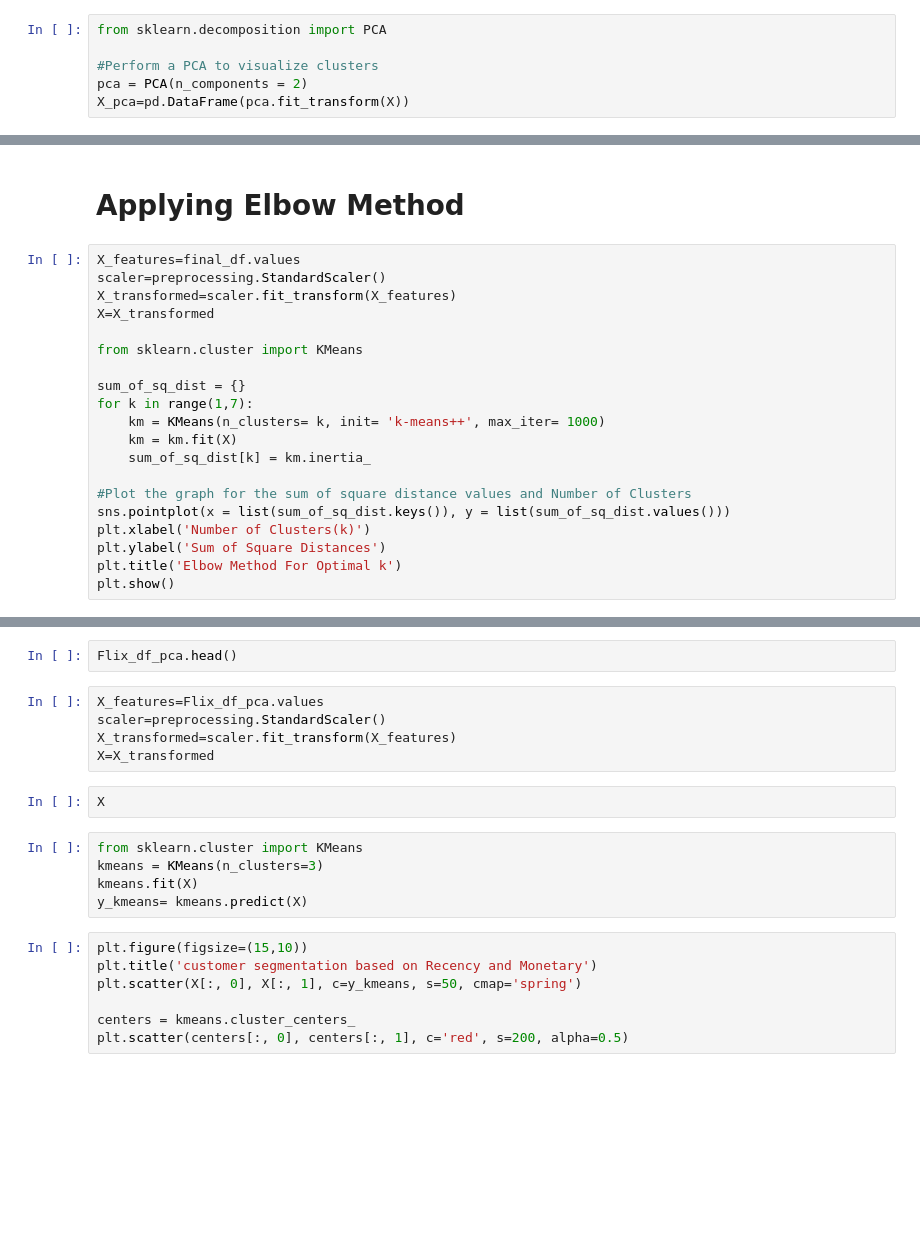
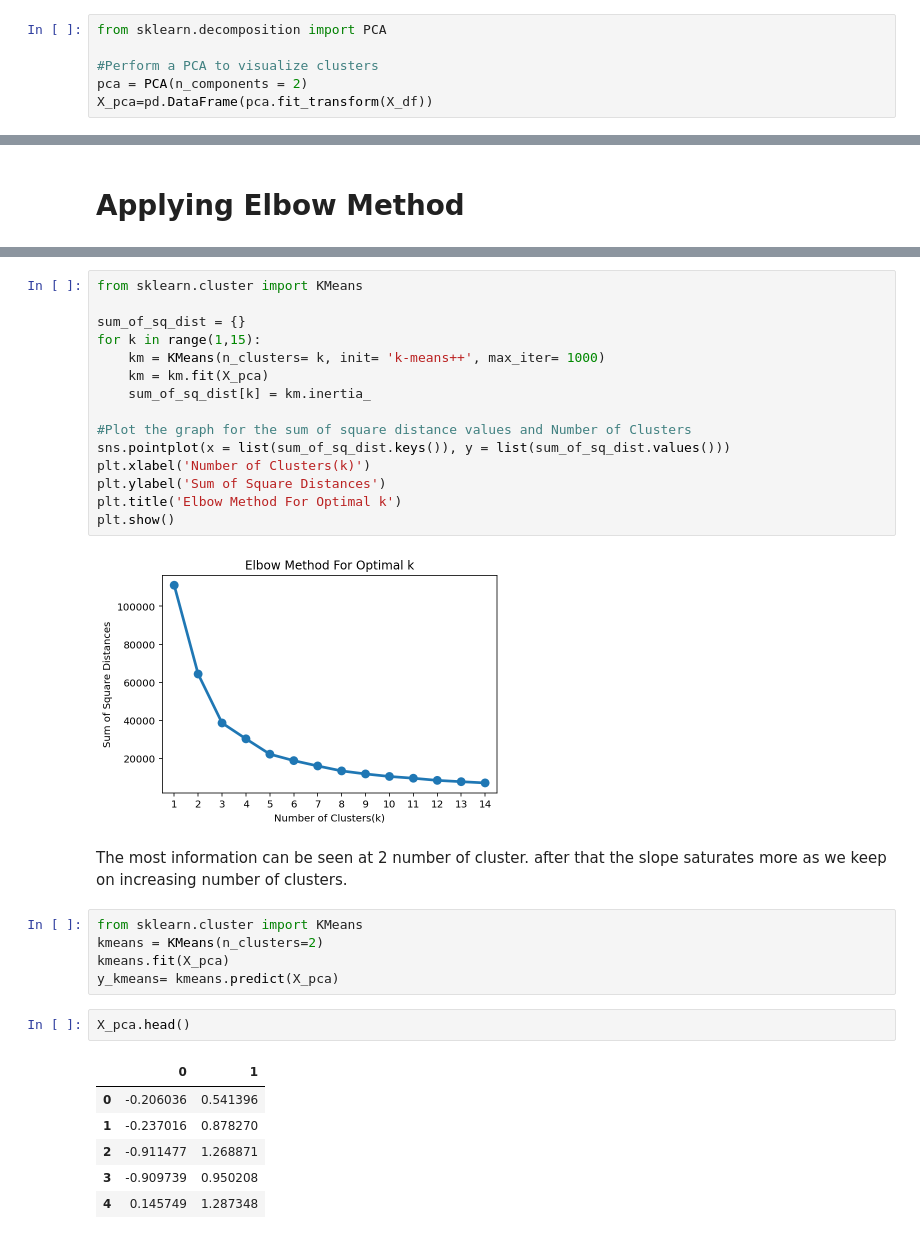
Before and after one commit to Shashwat-spyder/Netflix-movies-and-tv-shows-recommendation-system, a Jupyter notebook: Untitled18.ipynb, the cells around one changed output, grey strips where cells are left out. Cells and saved outputs as stored; diff of their text form; blank space fills up the shorter version.

```diff
--- a/Untitled18.ipynb
+++ b/Untitled18.ipynb
@@ -1138,7 +1138,7 @@ from sklearn.decomposition import PCA
 
 #Perform a PCA to visualize clusters
 pca = PCA(n_components = 2)
-X_pca=pd.DataFrame(pca.fit_transform(X))
+X_pca=pd.DataFrame(pca.fit_transform(X_df))
 # %% [markdown]
 # **K-Means Clustering**
 # %% [markdown]
@@ -1167,22 +1177,2 @@ For n_clusters = 5, silhouette score is 0.02563743120525603
 # %% [markdown]
 # **Applying Elbow Method**
-# %%
-X_features=final_df.values
-scaler=preprocessing.StandardScaler()
-X_transformed=scaler.fit_transform(X_features)
-X=X_transformed
-
-from sklearn.cluster import KMeans
-
-sum_of_sq_dist = {}
-for k in range(1,7):
-    km = KMeans(n_clusters= k, init= 'k-means++', max_iter= 1000)
-    km = km.fit(X)
-    sum_of_sq_dist[k] = km.inertia_
-
-#Plot the graph for the sum of square distance values and Number of Clusters
-sns.pointplot(x = list(sum_of_sq_dist.keys()), y = list(sum_of_sq_dist.values()))
-plt.xlabel('Number of Clusters(k)')
-plt.ylabel('Sum of Square Distances')
-plt.title('Elbow Method For Optimal k')
-plt.show()
@@ -1231,21 +1179,33 @@ Flix_df_standarized.head()
-# %%
-Flix_df_pca.head()
-# %%
-X_features=Flix_df_pca.values
-scaler=preprocessing.StandardScaler()
-X_transformed=scaler.fit_transform(X_features)
-X=X_transformed
-# %%
-X
-# %%
-from sklearn.cluster import KMeans
-kmeans = KMeans(n_clusters=3)
-kmeans.fit(X)
-y_kmeans= kmeans.predict(X)
-# %%
-plt.figure(figsize=(15,10))
-plt.title('customer segmentation based on Recency and Monetary')
-plt.scatter(X[:, 0], X[:, 1], c=y_kmeans, s=50, cmap='spring')
-
-centers = kmeans.cluster_centers_
-plt.scatter(centers[:, 0], centers[:, 1], c='red', s=200, alpha=0.5)
+# %%
+from sklearn.cluster import KMeans
+
+sum_of_sq_dist = {}
+for k in range(1,15):
+    km = KMeans(n_clusters= k, init= 'k-means++', max_iter= 1000)
+    km = km.fit(X_pca)
+    sum_of_sq_dist[k] = km.inertia_
+
+#Plot the graph for the sum of square distance values and Number of Clusters
+sns.pointplot(x = list(sum_of_sq_dist.keys()), y = list(sum_of_sq_dist.values()))
+plt.xlabel('Number of Clusters(k)')
+plt.ylabel('Sum of Square Distances')
+plt.title('Elbow Method For Optimal k')
+plt.show()
+# %% [output]
+[figure, added]
+# %% [markdown]
+The most information can be seen at 2 number of cluster. after that the slope saturates more as we keep on increasing number of clusters.
+# %%
+from sklearn.cluster import KMeans
+kmeans = KMeans(n_clusters=2)
+kmeans.fit(X_pca)
+y_kmeans= kmeans.predict(X_pca)
+# %%
+X_pca.head()
+# %% [output]
+|  | 0 | 1 |
+| 0 | -0.206036 | 0.541396 |
+| 1 | -0.237016 | 0.878270 |
+| 2 | -0.911477 | 1.268871 |
+| 3 | -0.909739 | 0.950208 |
+| 4 | 0.145749 | 1.287348 |
```
Also changed, not shown: parts of 45 cells of this notebook.
